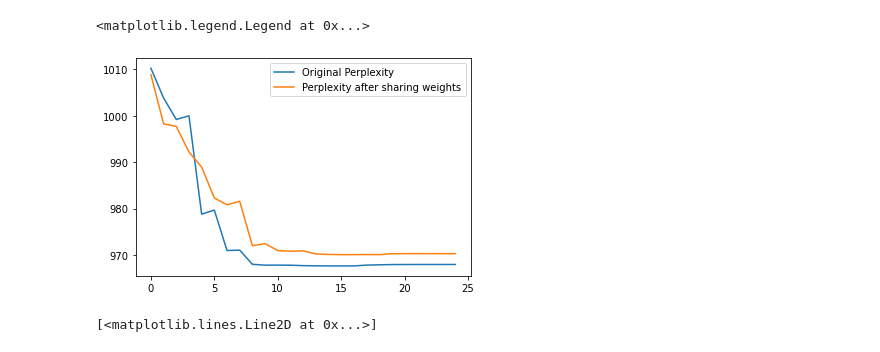
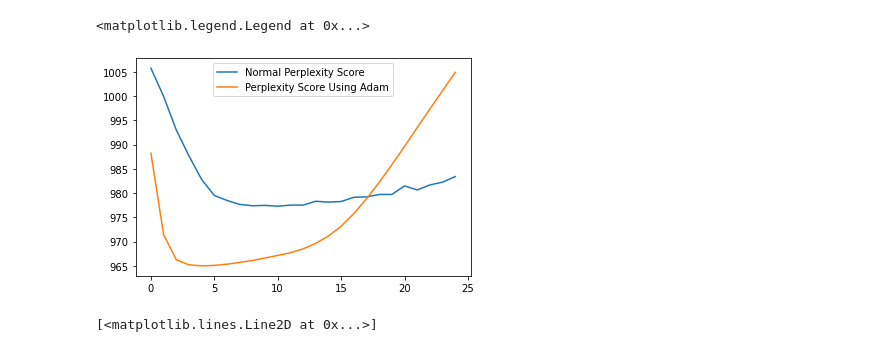
Before and after one commit to ifeelsleepy/CZ4045, a Jupyter notebook: weird stuff/G is for graphs.ipynb, the cells around one changed output. Drawn from its saved outputs; the diff is of its cells as text; code cells hidden in the pictures.

```diff
--- a/weird stuff/G is for graphs.ipynb
+++ b/weird stuff/G is for graphs.ipynb
@@ -13,17 +13,17 @@ def get_data(filename):
         ppl_float.append(float(ppl_str))
     return ppl_float
 # %%
-normal_ppl = get_data('train_data_normal.txt')
-sgd_ppl = get_data('train_data_sgd.txt')
+normal_ppl = get_data('train_data_normal1.txt')
+sgd_ppl = get_data('train_data_sgd1.txt')
 tied_ppl = get_data('train_data_tied.txt')
 tied_ppl_sgd = get_data('train_data_tied_sgd.txt')
 # %%
-plt.plot(normal_ppl, label='Original Perplexity')
-plt.plot(tied_ppl, label='Perplexity after sharing weights')
+plt.plot(normal_ppl, label='Normal Perplexity Score')
+plt.plot(sgd_ppl, label='Perplexity Score Using Adam')
 plt.legend()
 # %% [output]
 <matplotlib.legend.Legend at 0x...>
-[figure, old version]
+[figure, new version]
 # %%
 plt.plot(sgd_ppl, label='normal_ppl')
 plt.plot(tied_ppl_sgd, label='normal_ppl')
```
Also changed, not shown: 4 other files.
